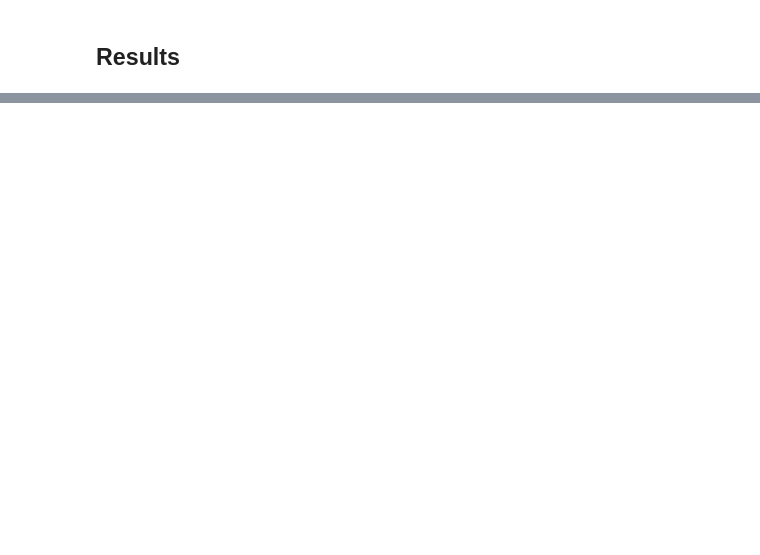
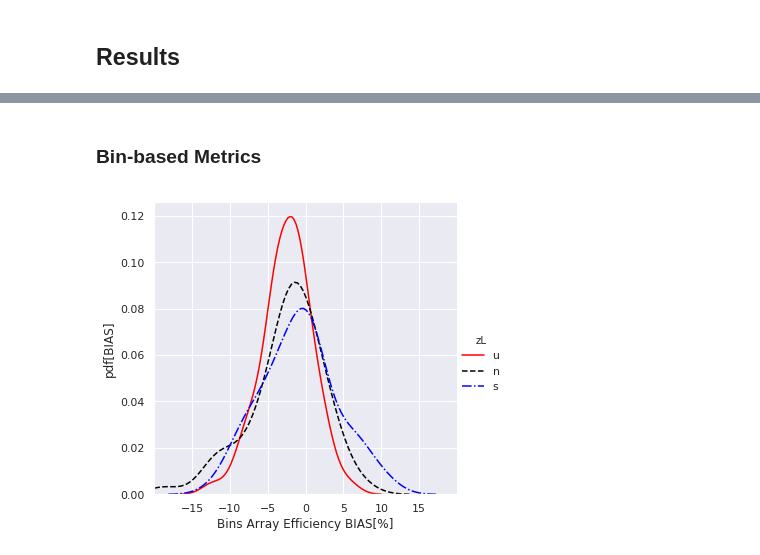
Before and after one commit to CENER-EPR/OWAbench, a Jupyter notebook: OWA_Wake_Modelling_Challenge.ipynb, the cells around one changed output, grey strips where cells are left out. Saved outputs shown, nothing was run; the diff lists cells and outputs as text; code cells hidden in the pictures; blank space fills up the shorter version.

```diff
--- a/OWA_Wake_Modelling_Challenge.ipynb
+++ b/OWA_Wake_Modelling_Challenge.ipynb
@@ -135,0 +137,16 @@ ax[0].set_ylabel('');
+# %% [markdown]
+### Bin-based Metrics
+# %%
+# Distribution of bins errors
+label = '23_ensemble_ensemble _ensemble_meso_wt' # select simulation to plot
+data = metrics_bins_long.loc[metrics_bins_long['Label'] == label]
+d = {'color': ['r', 'k', 'b'], 'ls' : ['-','--','-.']}
+with sns.axes_style("darkgrid"):
+    ax1 = sns.FacetGrid(data, hue='zL', height = 5, hue_kws=d) #col = 'site'
+    ax1 = (ax1.map(sns.kdeplot, "BIAS[%]",shade=False))
+    ax1 = (ax1.set_axis_labels("Bins Array Efficiency BIAS[%]", "pdf[BIAS]")
+          .set(xlim=(-20, 20),xticks=[-15,-10,-5,0,5,10,15])
+          .add_legend())
+    #plt.title(label)
+# %% [output]
+[figure, added]
```
Also changed, not shown: parts of 9 cells of this notebook, 8 other files.
